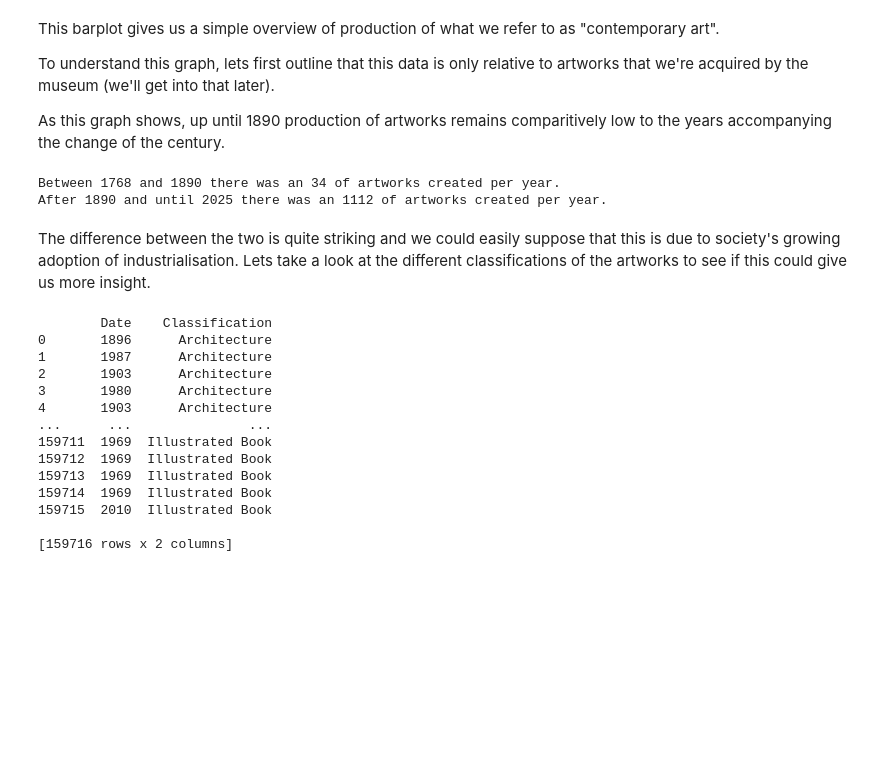
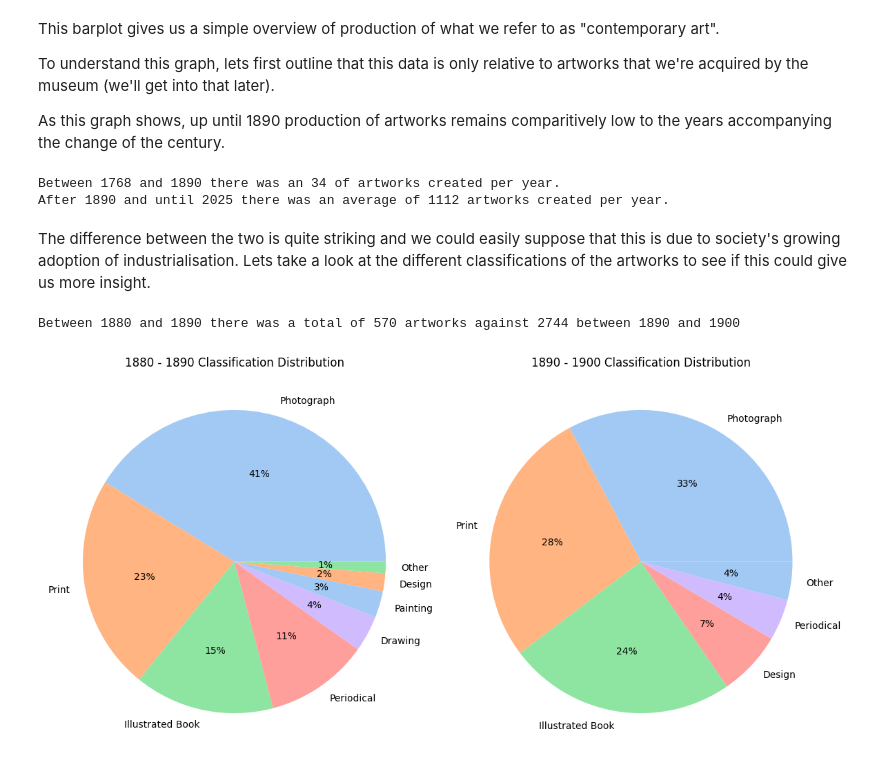
Before and after one commit to pivilartisant/louise, a Jupyter notebook: introduction.ipynb, the cells around one changed output. Saved outputs shown, nothing was run; the diff lists cells and outputs as text; code cells hidden in the pictures; blank space fills up the shorter version.

```diff
--- a/introduction.ipynb
+++ b/introduction.ipynb
@@ -206,7 +206,7 @@ average = calculate_average_in_range(
     len(artworks_before_1890), entries_created_at_year.iloc[0], 1889
 )
 print(
-    f"Between {entries_created_at_year.iloc[0]} and {1890} there was an {round(average)} of artworks created per year."
+    f"Between {entries_created_at_year.iloc[0]} and {1890} there was an averge of {round(average)} artworks created per year."
 )
 
 artworks_after_1890 = clean_years(artworks[ArtworkCols.Date.value])
@@ -218,29 +218,58 @@ average = calculate_average_in_range(
     entries_created_at_year.iloc[len(entries_created_at_year) - 1],
 )
 print(
-    f"After {1890} and until {entries_created_at_year.iloc[len(entries_created_at_year) - 1]} there was an {round(average)} of artworks created per year."
+    f"After {1890} and until {entries_created_at_year.iloc[len(entries_created_at_year) - 1]} there was an average of {round(average)} artworks created per year."
 )
 # %% [output]
 Between 1768 and 1890 there was an 34 of artworks created per year.
-After 1890 and until 2025 there was an 1112 of artworks created per year.
+After 1890 and until 2025 there was an average of 1112 artworks created per year.
 # %% [markdown]
 The difference between the two is quite striking and we could easily suppose that this is due to society's growing adoption of industrialisation. Lets take a look at the different classifications of the artworks to see if this could give us more insight.
 # %%
 classifications_and_date = artworks[[ArtworkCols.Date.value, ArtworkCols.Classification.value]]
 classifications_and_date = classifications_and_date.copy()
 classifications_and_date[ArtworkCols.Date.value] = clean_years(classifications_and_date[ArtworkCols.Date.value])
+
+decade_a = classifications_and_date[
+    (classifications_and_date[ArtworkCols.Date.value] > 1880) &
+    (classifications_and_date[ArtworkCols.Date.value] < 1890)
+]
+
+decade_b = classifications_and_date[
+    (classifications_and_date[ArtworkCols.Date.value] > 1890) &
+    (classifications_and_date[ArtworkCols.Date.value] < 1900)
+]
+
+decade_a_counts = decade_a[ArtworkCols.Classification.value].value_counts()
+decade_b_counts = decade_b[ArtworkCols.Classification.value].value_counts()
+
+def group_small_counts(counts, min_count=5):
+    """Group categories with fewer than min_count items into 'Other'."""
+    counts = counts.copy()
+    small = counts[counts < min_count]
+    if not small.empty:
+        counts = counts[counts >= min_count]
+        counts["Other"] = small.sum()
+    return counts
+
+# Apply grouping
+decade_a_counts_grouped = group_small_counts(decade_a_counts, min_count=10)
+decade_b_counts_grouped = group_small_counts(decade_b_counts, min_count=50)
+
+print(f"Between 1880 and 1890 there was a total of {decade_a_counts.sum(axis=0)} artworks against {decade_b_counts.sum(axis=0)} between 1890 and 1900")
+
+colors = sns.color_palette('pastel')[0:5]
+
+fig, axes = plt.subplots(1, 2, figsize=(12, 6))
+
+axes[0].pie(decade_a_counts_grouped.values, labels=decade_a_counts_grouped.index, colors=colors, autopct='%.0f%%')
+axes[0].set_title('1880 - 1890 Classification Distribution')
+
+axes[1].pie(decade_b_counts_grouped.values, labels=decade_b_counts_grouped.index, colors=colors, autopct='%.0f%%')
+axes[1].set_title('1890 - 1900 Classification Distribution')
+
+plt.tight_layout()
+plt.show()
 # %% [output]
-        Date    Classification
-0       1896      Architecture
-1       1987      Architecture
-2       1903      Architecture
-3       1980      Architecture
-4       1903      Architecture
-...      ...               ...
-159711  1969  Illustrated Book
-159712  1969  Illustrated Book
-159713  1969  Illustrated Book
-159714  1969  Illustrated Book
-159715  2010  Illustrated Book
-
-[159716 rows x 2 columns]
+Between 1880 and 1890 there was a total of 570 artworks against 2744 between 1890 and 1900
+[figure, added]
```
